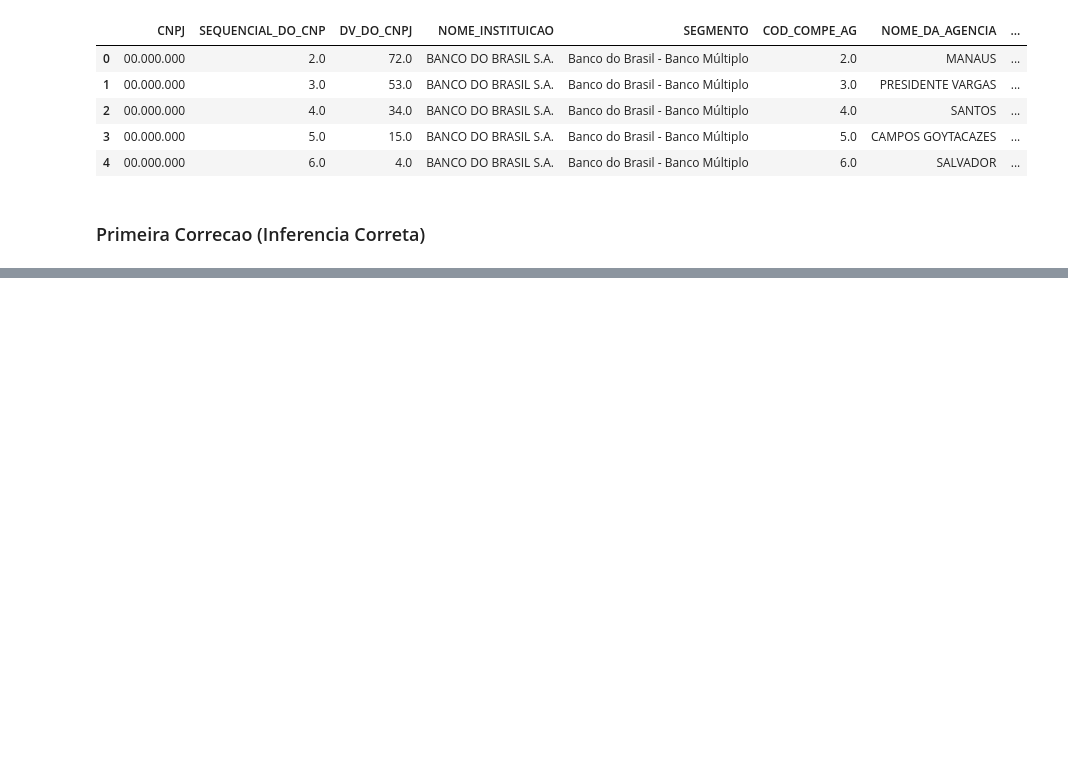
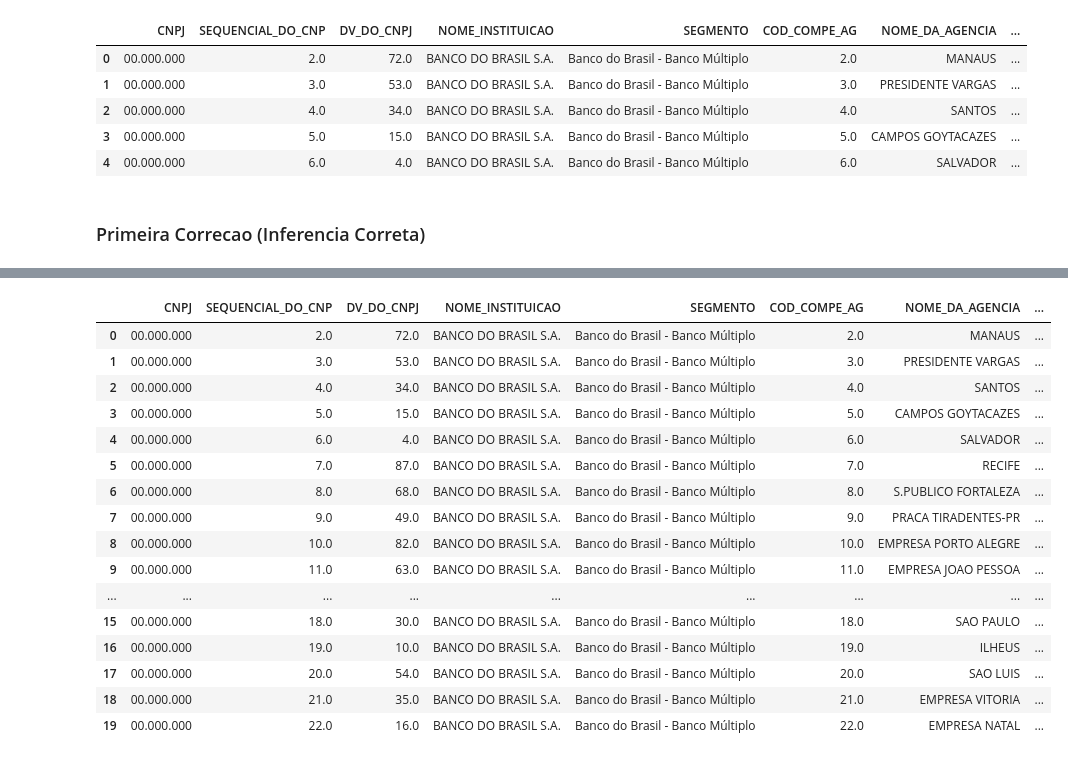
Before and after one commit to valdiviaguevara/DATASETS_TEST, a Jupyter notebook: Correios.ipynb, the cells around one changed output, grey strips where cells are left out. Cells and saved outputs as stored; diff of their text form; code cells hidden in the pictures; blank space fills up the shorter version.

```diff
--- a/Correios.ipynb
+++ b/Correios.ipynb
@@ -53,0 +50,20 @@ AA.set_index('Abrev_Endereco').T.to_dict('list')
+# %%
+df_Agencias_Bancos.head(20)
+# %% [output]
+|  | CNPJ | SEQUENCIAL_DO_CNP | DV_DO_CNPJ | NOME_INSTITUICAO | SEGMENTO | COD_COMPE_AG | NOME_DA_AGENCIA | ... |
+| 0 | 00.000.000 | 2.0 | 72.0 | BANCO DO BRASIL S.A. | Banco do Brasil - Banco Múltiplo | 2.0 | MANAUS | ... |
+| 1 | 00.000.000 | 3.0 | 53.0 | BANCO DO BRASIL S.A. | Banco do Brasil - Banco Múltiplo | 3.0 | PRESIDENTE VARGAS | ... |
+| 2 | 00.000.000 | 4.0 | 34.0 | BANCO DO BRASIL S.A. | Banco do Brasil - Banco Múltiplo | 4.0 | SANTOS | ... |
+| 3 | 00.000.000 | 5.0 | 15.0 | BANCO DO BRASIL S.A. | Banco do Brasil - Banco Múltiplo | 5.0 | CAMPOS GOYTACAZES | ... |
+| 4 | 00.000.000 | 6.0 | 4.0 | BANCO DO BRASIL S.A. | Banco do Brasil - Banco Múltiplo | 6.0 | SALVADOR | ... |
+| 5 | 00.000.000 | 7.0 | 87.0 | BANCO DO BRASIL S.A. | Banco do Brasil - Banco Múltiplo | 7.0 | RECIFE | ... |
+| 6 | 00.000.000 | 8.0 | 68.0 | BANCO DO BRASIL S.A. | Banco do Brasil - Banco Múltiplo | 8.0 | S.PUBLICO FORTALEZA | ... |
+| 7 | 00.000.000 | 9.0 | 49.0 | BANCO DO BRASIL S.A. | Banco do Brasil - Banco Múltiplo | 9.0 | PRACA TIRADENTES-PR | ... |
+| 8 | 00.000.000 | 10.0 | 82.0 | BANCO DO BRASIL S.A. | Banco do Brasil - Banco Múltiplo | 10.0 | EMPRESA PORTO ALEGRE | ... |
+| 9 | 00.000.000 | 11.0 | 63.0 | BANCO DO BRASIL S.A. | Banco do Brasil - Banco Múltiplo | 11.0 | EMPRESA JOAO PESSOA | ... |
+| ... | ... | ... | ... | ... | ... | ... | ... | ... |
+| 15 | 00.000.000 | 18.0 | 30.0 | BANCO DO BRASIL S.A. | Banco do Brasil - Banco Múltiplo | 18.0 | SAO PAULO | ... |
+| 16 | 00.000.000 | 19.0 | 10.0 | BANCO DO BRASIL S.A. | Banco do Brasil - Banco Múltiplo | 19.0 | ILHEUS | ... |
+| 17 | 00.000.000 | 20.0 | 54.0 | BANCO DO BRASIL S.A. | Banco do Brasil - Banco Múltiplo | 20.0 | SAO LUIS | ... |
+| 18 | 00.000.000 | 21.0 | 35.0 | BANCO DO BRASIL S.A. | Banco do Brasil - Banco Múltiplo | 21.0 | EMPRESA VITORIA | ... |
+| 19 | 00.000.000 | 22.0 | 16.0 | BANCO DO BRASIL S.A. | Banco do Brasil - Banco Múltiplo | 22.0 | EMPRESA NATAL | ... |
```
Also changed, not shown: parts of 22 cells of this notebook.
